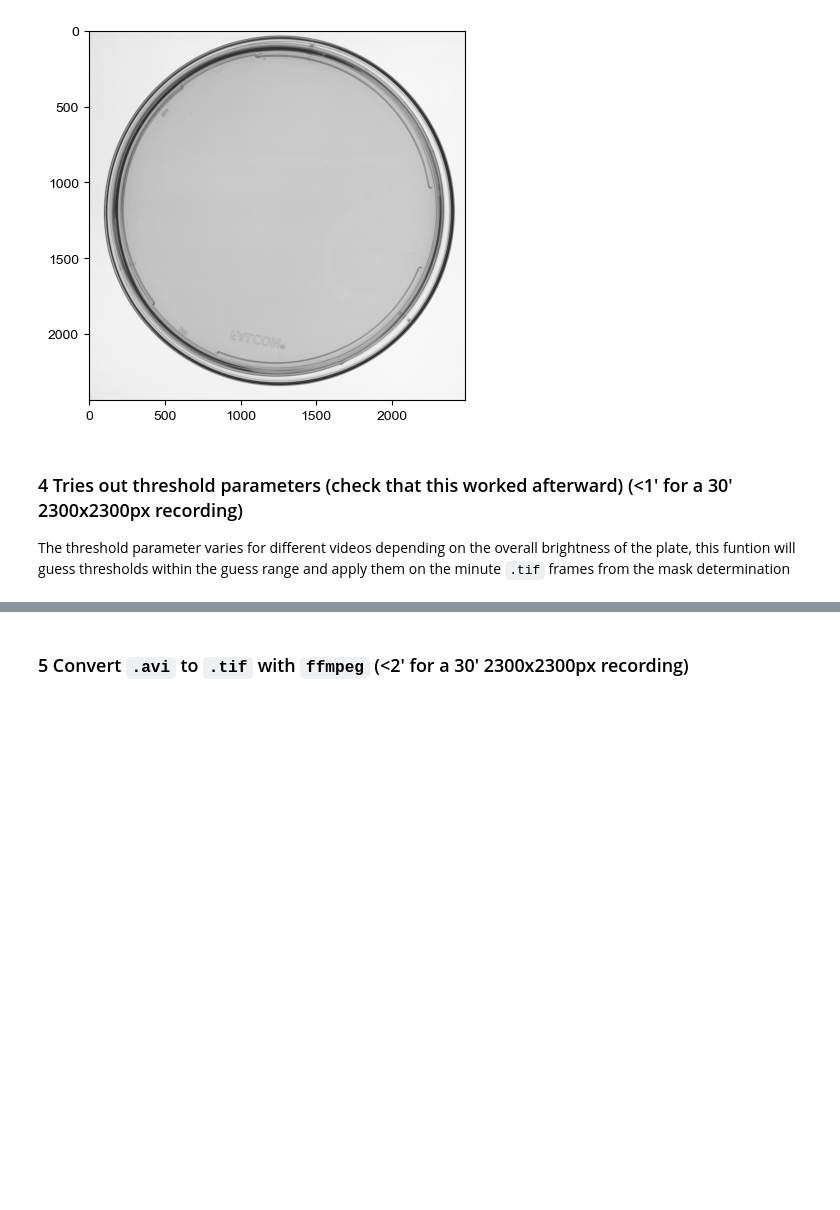
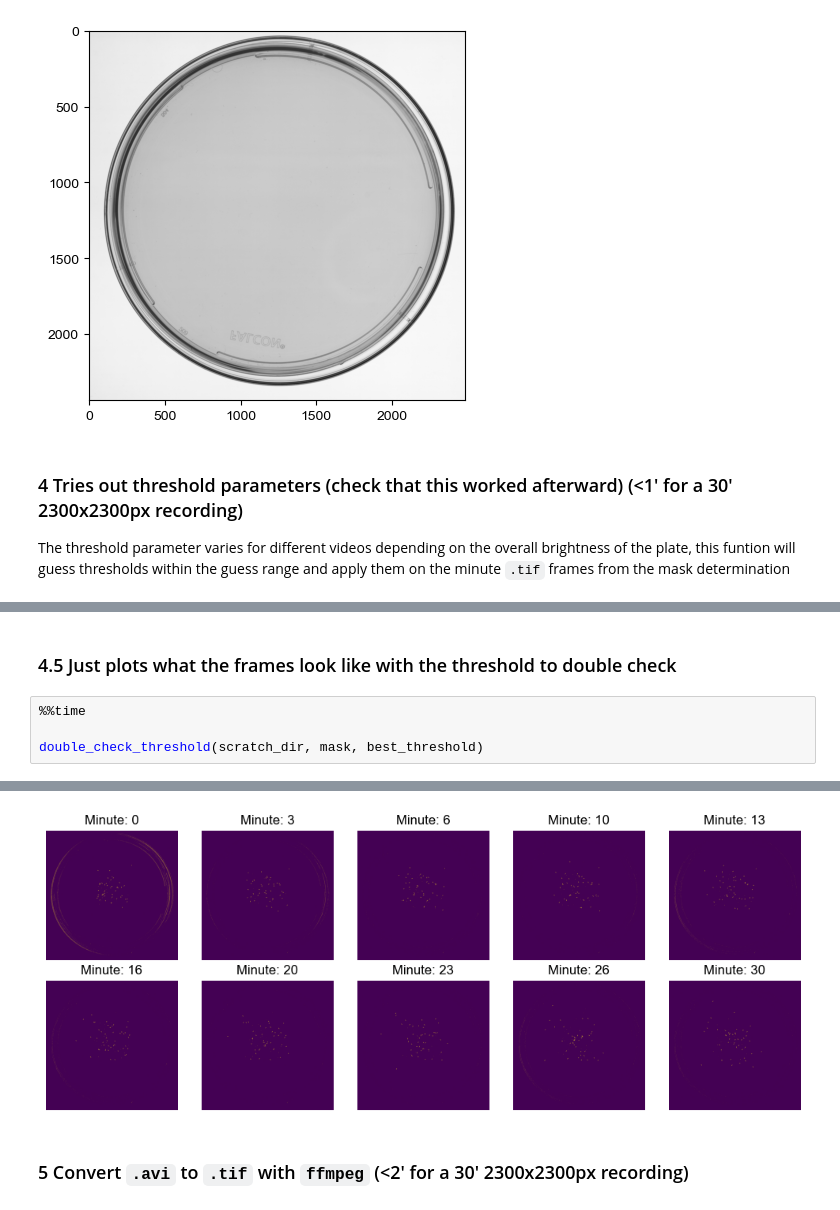
Before and after one commit to azwang10/multi-worm-tracker, a Jupyter notebook: multiwormtracker.ipynb, the cells around one changed output, grey strips where cells are left out. Cells and saved outputs as stored; diff of their text form; blank space fills up the shorter version.

Commit message:
Added a threshold visualization

```diff
--- a/multiwormtracker.ipynb
+++ b/multiwormtracker.ipynb
@@ -68 +50,8 @@ Wall time: 26.4 s
 [figure]
+# %% [markdown]
+### 4.5 Just plots what the frames look like with the threshold to double check
+# %%
+%%time
+
+double_check_threshold(scratch_dir, mask, best_threshold)
+# %% [output]
@@ -69,3 +60,4 @@ Wall time: 26.4 s
+[figure, added]
 # %% [markdown]
 ### 5 Convert `.avi` to `.tif` with `ffmpeg` (<2' for a 30' 2300x2300px recording)
 # %%
```
Also changed, not shown: parts of 8 cells of this notebook, 16 other files.
